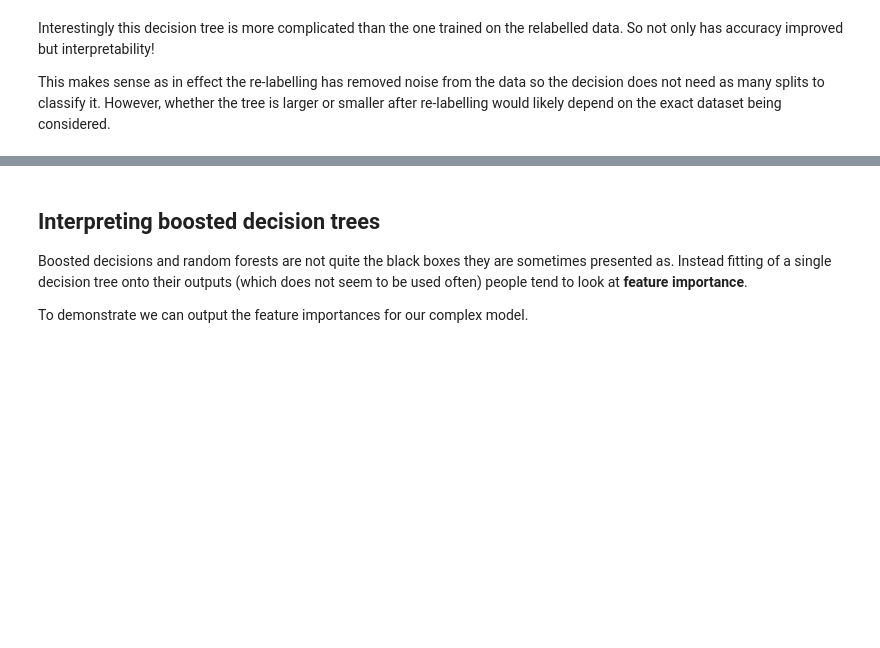
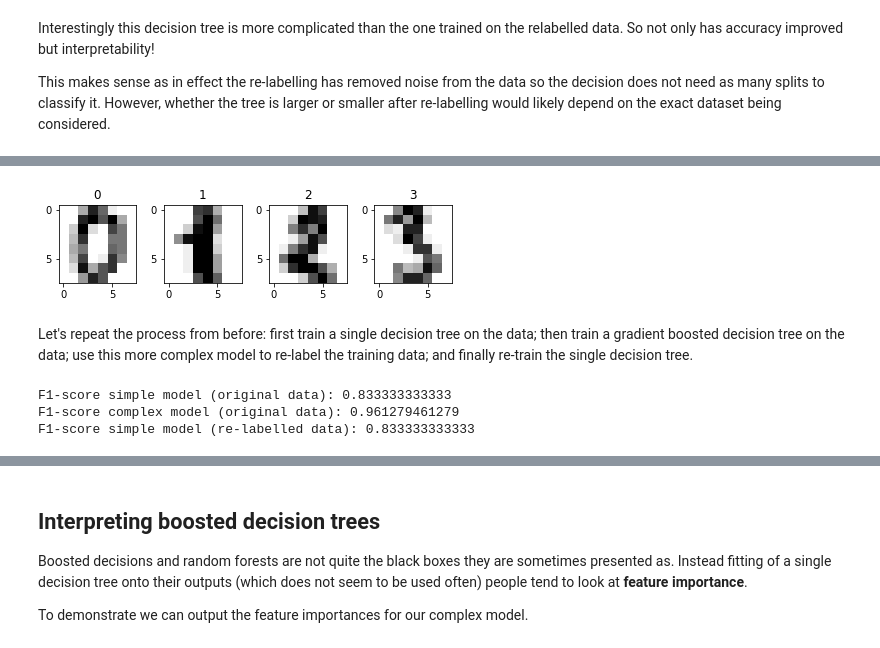
Before and after one commit to jjfallon/ds-notes, a Jupyter notebook: trees-to-tree.ipynb, the cells around one changed output, grey strips where cells are left out. Saved outputs shown, nothing was run; the diff lists cells and outputs as text; code cells hidden in the pictures; blank space fills up the shorter version.

```diff
--- a/trees-to-tree.ipynb
+++ b/trees-to-tree.ipynb
@@ -198,0 +210,47 @@ This makes sense as in effect the re-labelling has removed noise from the data s
+# %%
+# Load the data
+data = load_digits(n_class=10, return_X_y=True)
+X_digits = data[0]
+y_digits = data[1]
+
+# Train/test split
+Xd_train, Xd_test, yd_train, yd_test = train_test_split(
+                                    X_digits, y_digits, test_size=0.33, random_state=40 )
+
+# Plot some of the data
+plt.figure()
+for i in range(4):
+    ax= plt.subplot(1,4 ,i+1)
+    im=ax.imshow(X_digits[i].reshape([8,8]), cmap=plt.cm.gray_r)
+    plt.title(y_digits[i])
+    plt.tight_layout()
+
+plt.show()
+# %% [output]
+[figure, added]
+# %% [markdown]
+Let's repeat the process from before: first train a single decision tree on the data; then train a gradient boosted decision tree on the data; use this more complex model to re-label the training data; and finally re-train the single decision tree.
+# %%
+# Simple model trained on original data
+digits_simp = DecisionTreeClassifier(max_depth=10, random_state=40)
+digits_simp.fit(Xd_train, yd_train)
+simp_f1 = f1_score(yd_test, digits_simp.predict(Xd_test), average='micro')
+
+# Complex model trained on orginal data
+digits_comp = XGBClassifier(max_depth=5, n_estimators=250)
+digits_comp.fit(Xd_train, yd_train)
+comp_f1 = f1_score(yd_test, digits_comp.predict(Xd_test), average='micro')
+
+# Simple model trained on re-labelled data
+yd_new = digits_comp.predict(Xd_train)
+digits_simp2 = DecisionTreeClassifier(max_depth=9, random_state=40)
+digits_simp2.fit(Xd_train, yd_new)
+simp2_f1 = f1_score(yd_test, digits_simp2.predict(Xd_test), average='micro')
+
+print "F1-score simple model (original data):", simp_f1
+print "F1-score complex model (original data):", comp_f1
+print "F1-score simple model (re-labelled data):", simp2_f1
+# %% [output]
+F1-score simple model (original data): 0.833333333333
+F1-score complex model (original data): 0.961279461279
+F1-score simple model (re-labelled data): 0.833333333333
```
Also changed, not shown: parts of 9 cells of this notebook.
